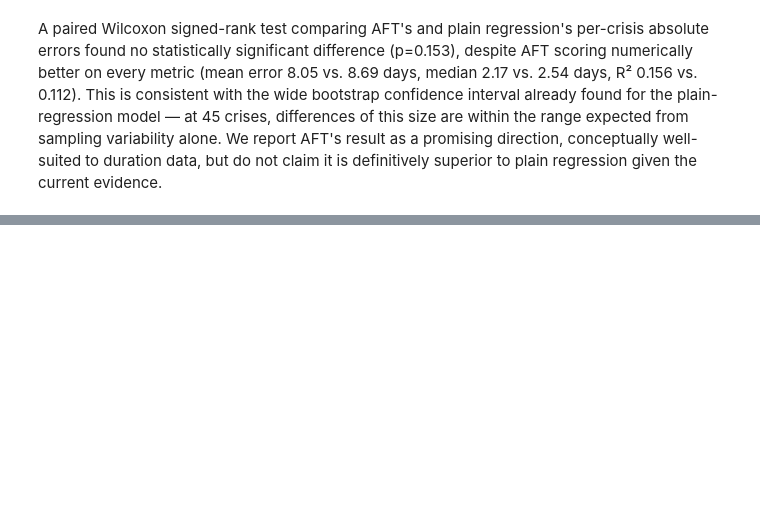
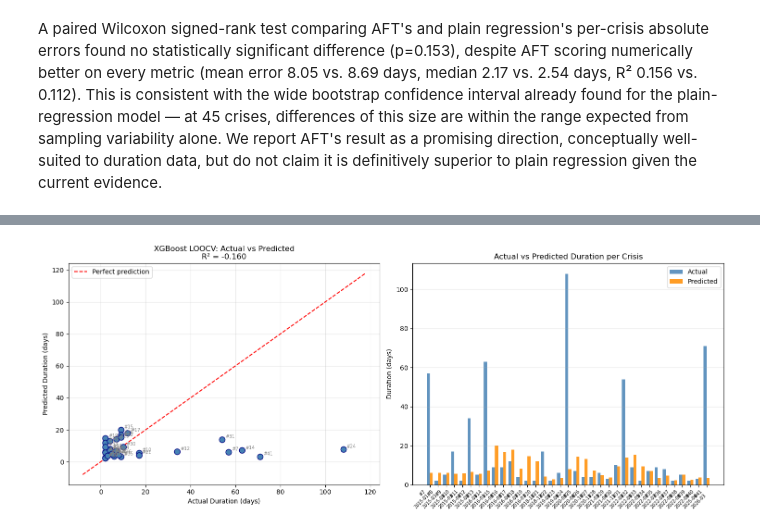
Before and after one commit to zahraalidadir-bit/AI-BDS-project, a Jupyter notebook: Overview_(statistical_tests_added_) (3).ipynb, the cells around one changed output, grey strips where cells are left out. Saved outputs shown, nothing was run; the diff lists cells and outputs as text; code cells hidden in the pictures; blank space fills up the shorter version.

```diff
--- a/Overview_(statistical_tests_added_) (3).ipynb
+++ b/Overview_(statistical_tests_added_) (3).ipynb
@@ -4252,0 +4891,14 @@ Name: CRUDE_INVENTORIES, dtype: int64
+# %%
+# Any crisis that predates both the 252-day NET_OIL_PRICE window and
+# enough history for a stable causal GARCH refit is genuinely missing,
+# not fabricatable. Drop rather than impute.
+n_before = len(df_model_wti)
+df_model_wti = df_model_wti.dropna(subset=feature_cols_wti).reset_index(drop=True)
+print(f"Dropped {n_before - len(df_model_wti)} row(s) with missing features. {len(df_model_wti)} remain.")
+
+X_wti     = df_model_wti[feature_cols_wti].values
+y_wti     = df_model_wti['duration_days'].values
+y_log_wti = df_model_wti['log_duration'].values
+
+assert not np.isnan(X_wti).any(), "NaNs still in X_wti — check df_model_wti before running LOOCV"
+print("X_wti is clean — ready for LOOCV.")
@@ -4252,0 +5023,23 @@ Name: CRUDE_INVENTORIES, dtype: int64
+# %%
+def pick_best(y, y_pred_log, y_pred_raw):
+    """we decide to use the log-transformed target or the raw data
+    based on the distributional skewness of the target, not on the model performance."""
+    raw_skew = skew(y)
+    log_skew = skew(np.log(y))
+    use_log  = abs(log_skew) < abs(raw_skew)
+
+    print("=== Target transform selection (a priori, not leakage-prone) ===")
+    print(f"  Skewness -- raw duration: {raw_skew:.3f} | log duration: {log_skew:.3f}")
+    print(f"  -> Using {'log' if use_log else 'raw'}-target "
+          f"(closer to symmetric; decided before looking at model performance)")
+
+    print("\n=== LOOCV performance (both reported for transparency; only one was chosen) ===")
+    _, _, r2_log = evaluate(y, y_pred_log, "XGB — log-target (exp back)")
+    _, _, r2_raw = evaluate(y, y_pred_raw, "XGB — raw target")
+
+    if use_log:
+        return y_pred_log, "Log-target", True, r2_log
+    else:
+        return y_pred_raw, "Raw-target", False, r2_raw
+
+y_pred_final_wti, target_used_wti, used_log_wti, r2_final_wti = pick_best(y_wti_eval, pred_log_wti, pred_raw_wti)
@@ -4252,0 +5107,4 @@ Name: CRUDE_INVENTORIES, dtype: int64
+# %%
+plot_predictions(df_model_wti_eval, y_wti_eval, y_pred_final_wti, r2_final_wti)
+# %% [output]
+[figure, added]
```
Also changed, not shown: parts of 156 cells of this notebook.
